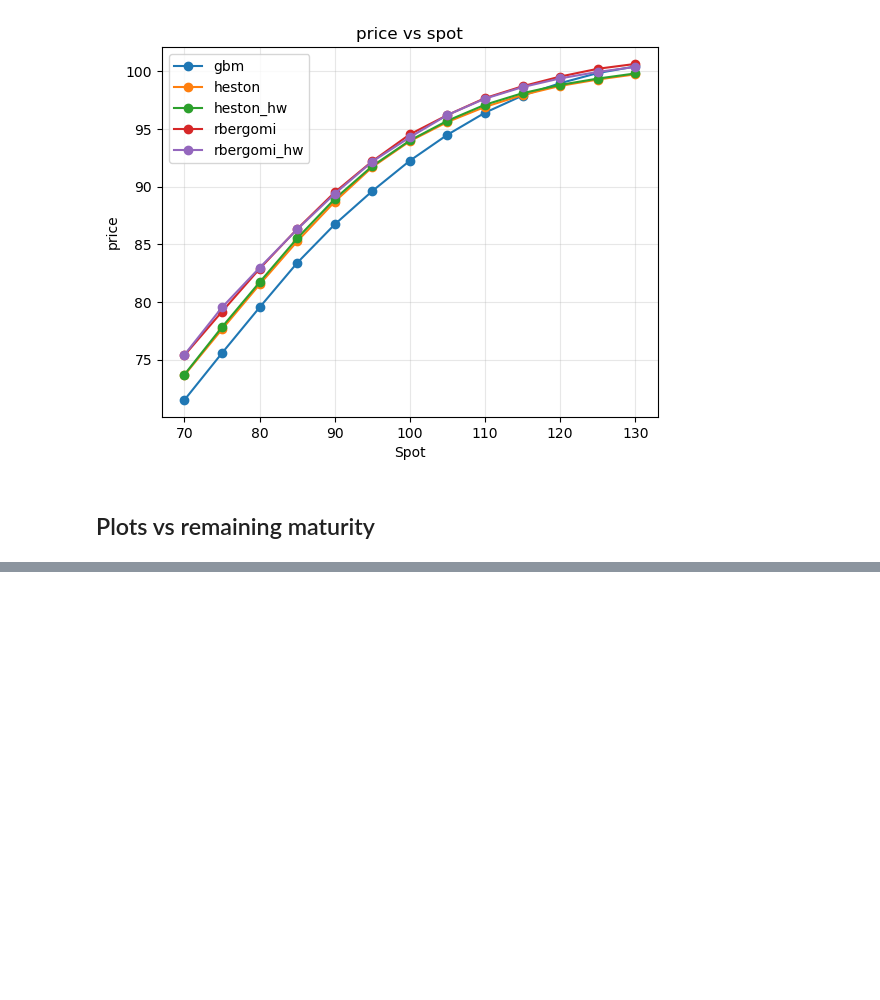
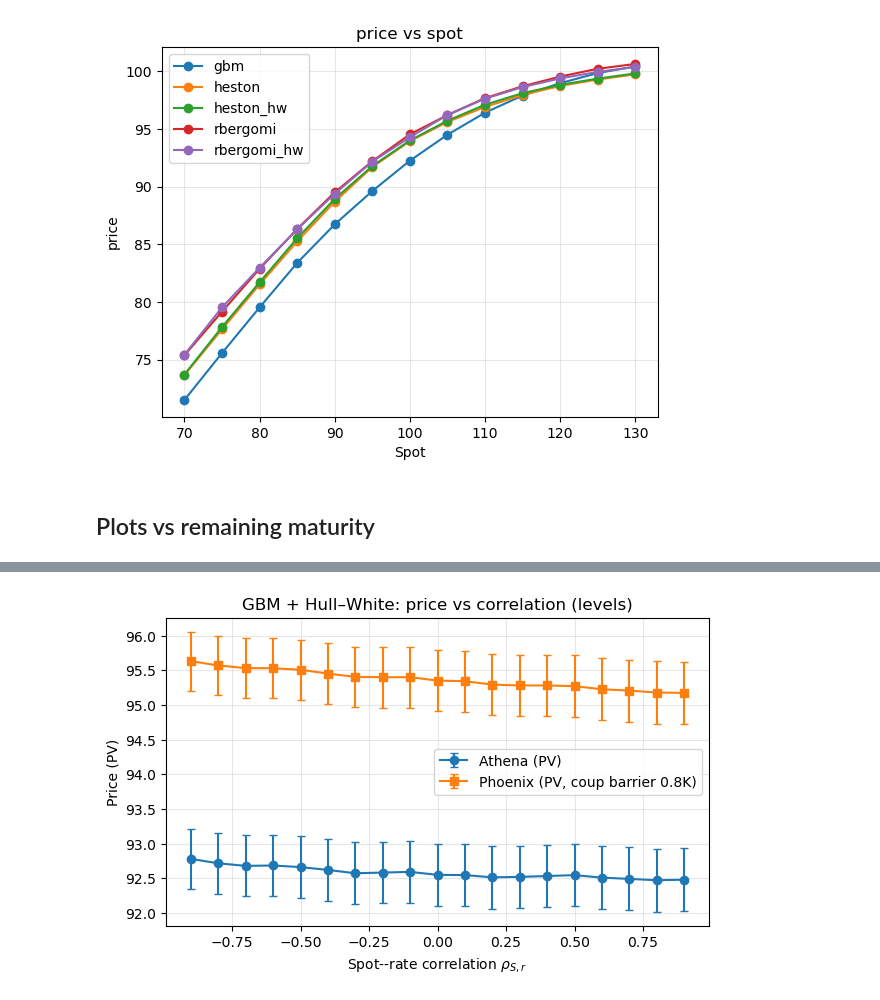
Before and after one commit to DusBaja/Pricing-Rough-Volatility, a Jupyter notebook: ModelComparison.ipynb, the cells around one changed output, grey strips where cells are left out. Drawn from its saved outputs; the diff is of its cells as text; code cells hidden in the pictures; blank space fills up the shorter version.

```diff
--- a/ModelComparison.ipynb
+++ b/ModelComparison.ipynb
@@ -216,0 +324,81 @@ for metric in ["price","delta","gamma","vega"]:
+# %%
+#import os, sys
+from pathlib import Path
+
+def find_repo_root(start: Path) -> Path:
+    p = start.resolve()
+    for parent in [p] + list(p.parents):
+        if (parent / "pyproject.toml").is_file() and (parent / "src" / "pricer").is_dir():
+            return parent
+    raise FileNotFoundError(
+        "Could not find repo root containing pyproject.toml and src/pricer.\n"
+        f"Start was: {start}\n"
+        "Move the notebook inside the repo, or set ROOT_V5 manually."
+    )
+
+repo_root = find_repo_root(Path.cwd())
+src_path = str(repo_root / "src")
+
+if src_path not in sys.path:
+    sys.path.insert(0, src_path)
+
+
+for k in list(sys.modules.keys()):
+    if k == "pricer" or k.startswith("pricer."):
+        del sys.modules[k]
+
+import pricer
+import pricer.core.models as models_mod
+
+
+
+
+idx0 = (df_corr["rho_sr"].abs()).idxmin()
+rho0 = float(df_corr.loc[idx0, "rho_sr"])
+
+P0_a = float(df_corr.loc[idx0, "athena_price"])
+P0_p = float(df_corr.loc[idx0, "phoenix_price"])
+
+
+df_corr["athena_rel_pct"]  = 100.0 * (df_corr["athena_price"] / P0_a - 1.0)
+df_corr["phoenix_rel_pct"] = 100.0 * (df_corr["phoenix_price"] / P0_p - 1.0)
+
+
+df_corr["athena_dP_drho"]  = np.gradient(df_corr["athena_price"].values,  df_corr["rho_sr"].values)
+df_corr["phoenix_dP_drho"] = np.gradient(df_corr["phoenix_price"].values, df_corr["rho_sr"].values)
+
+
+df_corr["athena_dRel_drho_pct"]  = 100.0 * df_corr["athena_dP_drho"] / P0_a
+df_corr["phoenix_dRel_drho_pct"] = 100.0 * df_corr["phoenix_dP_drho"] / P0_p
+
+display(df_corr[[
+    "rho_sr",
+    "athena_price", "athena_se", "athena_rel_pct", "athena_dRel_drho_pct",
+    "phoenix_price","phoenix_se","phoenix_rel_pct","phoenix_dRel_drho_pct",
+]])
+
+
+plt.figure(figsize=(7,4))
+plt.errorbar(df_corr["rho_sr"], df_corr["athena_price"], yerr=1.96*df_corr["athena_se"],
+             marker="o", capsize=3, label="Athena (PV)")
+plt.errorbar(df_corr["rho_sr"], df_corr["phoenix_price"], yerr=1.96*df_corr["phoenix_se"],
+             marker="s", capsize=3, label="Phoenix (PV, coup barrier 0.8K)")
+plt.xlabel(r"Spot--rate correlation $\rho_{S,r}$")
+plt.ylabel("Price (PV)")
+plt.title("GBM + Hull–White: price vs correlation (levels)")
+plt.grid(True, alpha=0.3)
+plt.legend()
+plt.show()
+
+
+plt.figure(figsize=(7,4))
+plt.plot(df_corr["rho_sr"], df_corr["athena_rel_pct"], marker="o", label=f"Athena vs ρ={rho0:g}")
+plt.plot(df_corr["rho_sr"], df_corr["phoenix_rel_pct"], marker="s", label=f"Phoenix vs ρ={rho0:g}")
+plt.axhline(0.0, linewidth=1)
+plt.xlabel(r"Spot--rate correlation $\rho_{S,r}$")
+plt.ylabel("Relative price move (%)")
+plt.title("GBM + Hull–White: normalized sensitivity to correlation")
+plt.grid(True, alpha=0.3)
+plt.legend()
+plt.show()
+# %% [output]
@@ -216,0 +422 @@ for metric in ["price","delta","gamma","vega"]:
+[figure, added]
```
Also changed, not shown: parts of 3 cells of this notebook, 1 other file.
